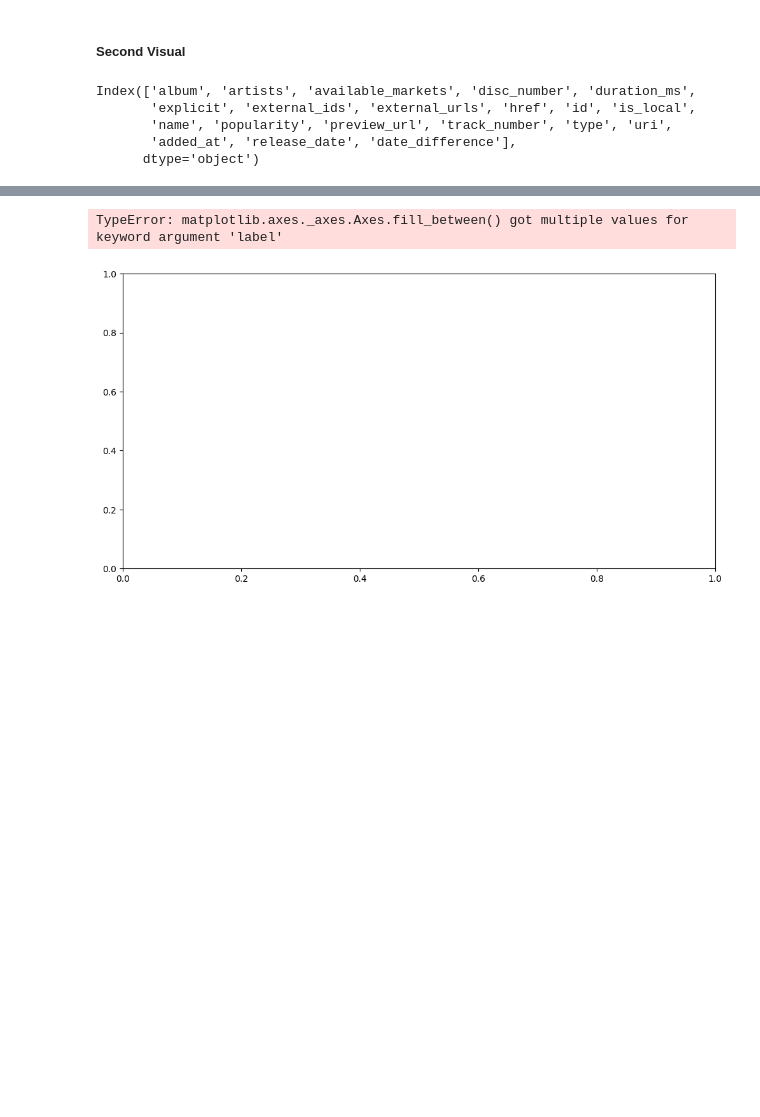
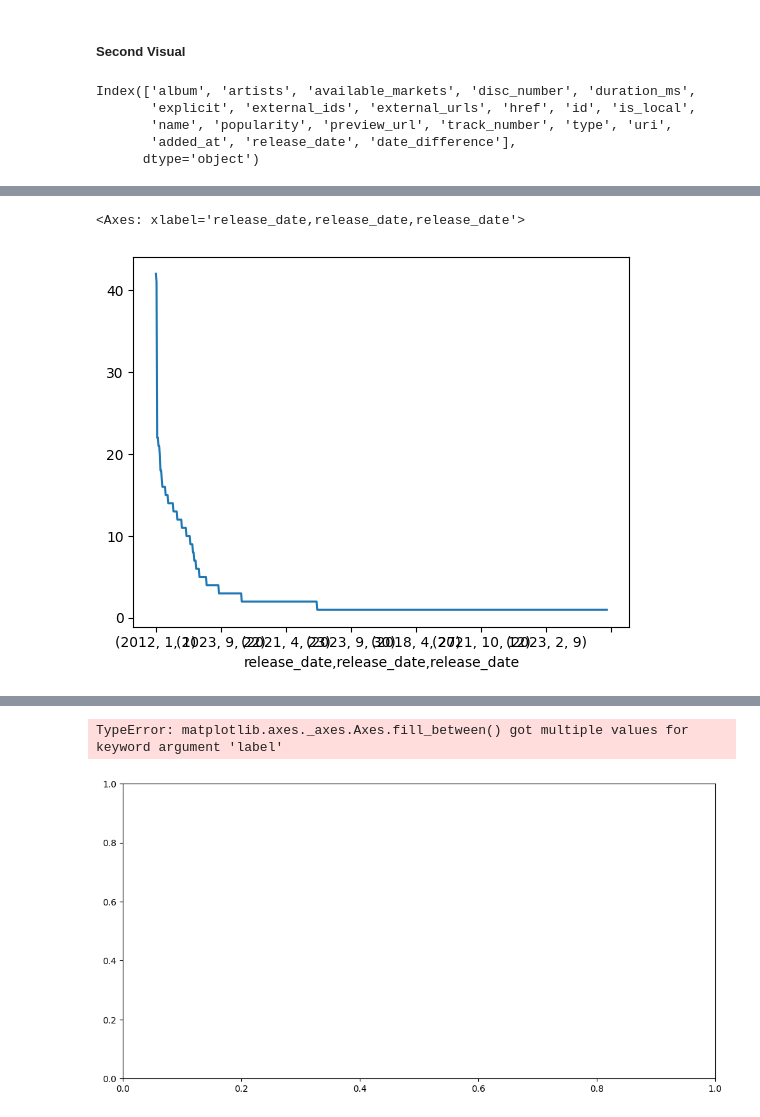
Before and after one commit to swolbroham/spotifyAnalysis, a Jupyter notebook: analysisDevelopment.ipynb, the cells around one changed output, grey strips where cells are left out. Drawn from its saved outputs; the diff is of its cells as text; code cells hidden in the pictures; blank space fills up the shorter version.

```diff
--- a/analysisDevelopment.ipynb
+++ b/analysisDevelopment.ipynb
@@ -150,2 +162,7 @@ y = np.vstack([pivotted[i] for i in pivotted.columns])
+# %%
+df[['id', 'release_date','added_at']].groupby([df['release_date'].dt.year, df['release_date'].dt.month, df['release_date'].dt.day]).count()['id'].sort_values(ascending = False).plot()
+# %% [output]
+<Axes: xlabel='release_date,release_date,release_date'>
+[figure, added]
 # %%
 fig, ax = plt.subplots()
```
Also changed, not shown: parts of 7 cells of this notebook, 1 other file.
